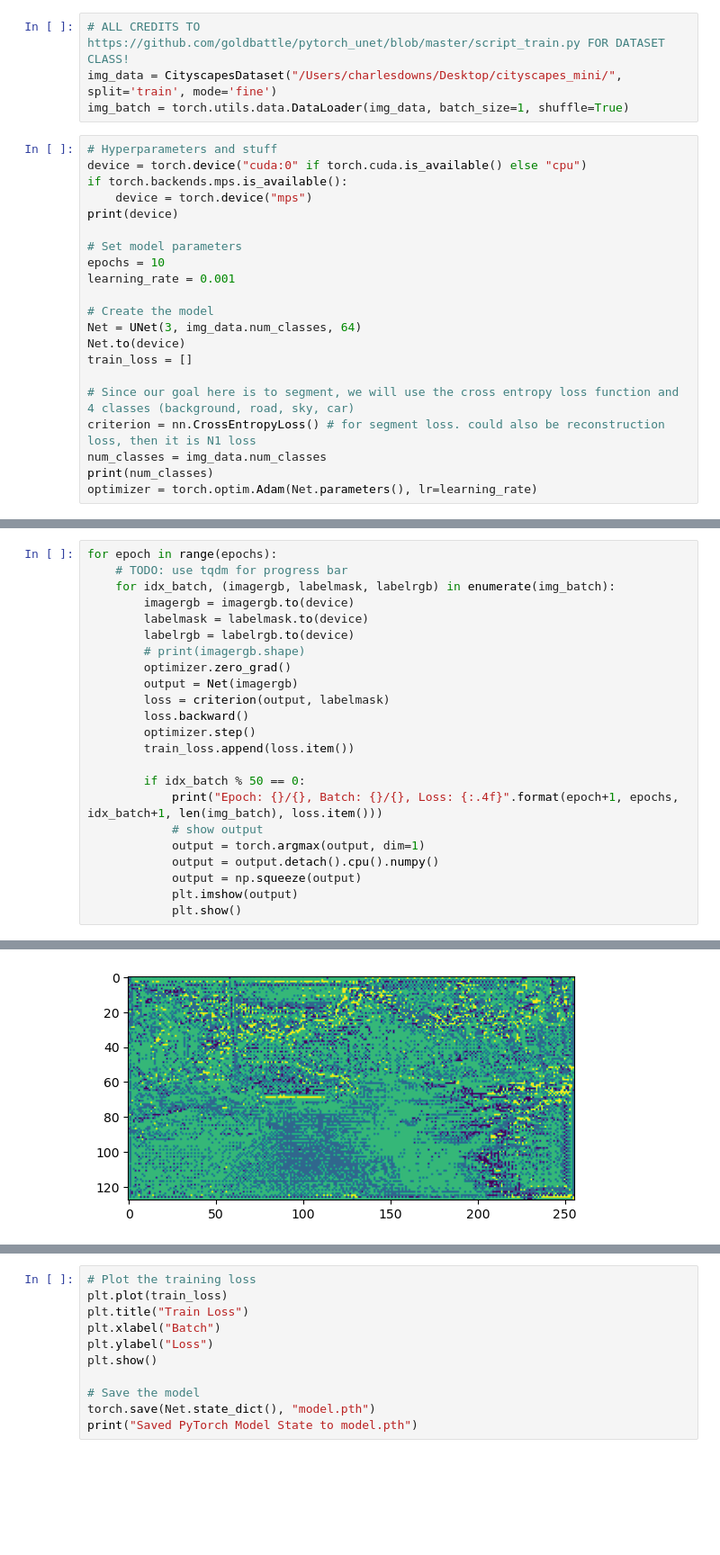
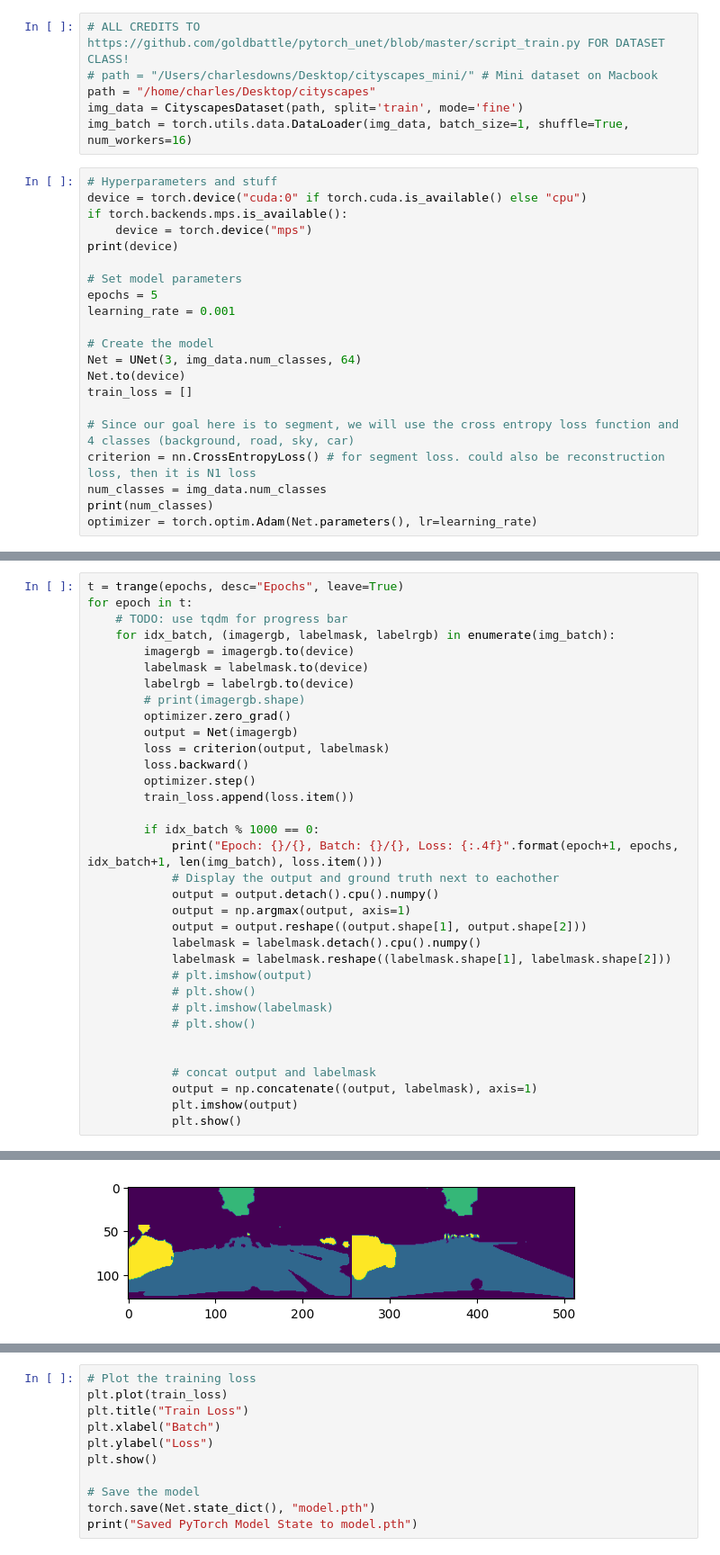
Before and after one commit to charlesalec/Computer-Vision-Project, a Jupyter notebook: src/script_train.ipynb, the cells around one changed output, grey strips where cells are left out. Shown: that part at 90% size. Cells and saved outputs as stored; diff of their text form; blank space fills up the shorter version.

Commit message:
fixed network and trained on small number of batches, training works well

```diff
--- a/src/script_train.ipynb
+++ b/src/script_train.ipynb
@@ -11,7 +12,9 @@ import os
 # %%
 # ALL CREDITS TO https://github.com/goldbattle/pytorch_unet/blob/master/script_train.py FOR DATASET CLASS!
-img_data = CityscapesDataset("/Users/charlesdowns/Desktop/cityscapes_mini/", split='train', mode='fine')
-img_batch = torch.utils.data.DataLoader(img_data, batch_size=1, shuffle=True)
+# path = "/Users/charlesdowns/Desktop/cityscapes_mini/" # Mini dataset on Macbook
+path = "/home/charles/Desktop/cityscapes"
+img_data = CityscapesDataset(path, split='train', mode='fine')
+img_batch = torch.utils.data.DataLoader(img_data, batch_size=1, shuffle=True, num_workers=16)
 # %%
 # Hyperparameters and stuff
 device = torch.device("cuda:0" if torch.cuda.is_available() else "cpu")
@@ -20,7 +23,7 @@ if torch.backends.mps.is_available():
 print(device)
 
 # Set model parameters
-epochs = 10
+epochs = 5
 learning_rate = 0.001
 
 # Create the model
@@ -38,6 +41,7 @@ mps
 4
 # %%
-for epoch in range(epochs):
+t = trange(epochs, desc="Epochs", leave=True)
+for epoch in t:
     # TODO: use tqdm for progress bar
     for idx_batch, (imagergb, labelmask, labelrgb) in enumerate(img_batch):
         imagergb = imagergb.to(device)
@@ -51,12 +55,22 @@ for epoch in range(epochs):
         optimizer.step()
         train_loss.append(loss.item())
 
-        if idx_batch % 50 == 0:
+        if idx_batch % 1000 == 0:
             print("Epoch: {}/{}, Batch: {}/{}, Loss: {:.4f}".format(epoch+1, epochs, idx_batch+1, len(img_batch), loss.item()))
-            # show output
-            output = torch.argmax(output, dim=1)
+            # Display the output and ground truth next to eachother
             output = output.detach().cpu().numpy()
-            output = np.squeeze(output)
+            output = np.argmax(output, axis=1)
+            output = output.reshape((output.shape[1], output.shape[2]))
+            labelmask = labelmask.detach().cpu().numpy()
+            labelmask = labelmask.reshape((labelmask.shape[1], labelmask.shape[2]))
+            # plt.imshow(output)
+            # plt.show()
+            # plt.imshow(labelmask)
+            # plt.show()
+
+
+            # concat output and labelmask
+            output = np.concatenate((output, labelmask), axis=1)
             plt.imshow(output)
             plt.show()
 # %% [output]
@@ -64 +78 @@ Epoch: 1/10, Batch: 1/85, Loss: 1.3965
-[figure, old version]
+[figure, new version]
```
Also changed, not shown: parts of 3 cells of this notebook.
